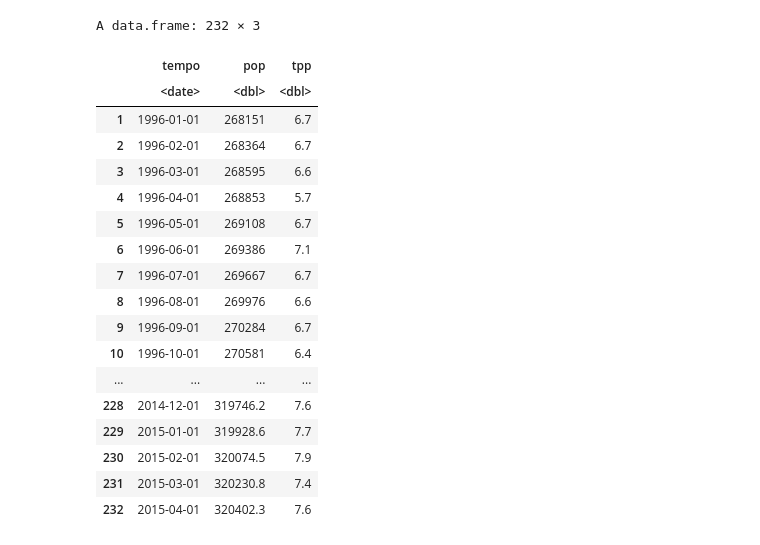
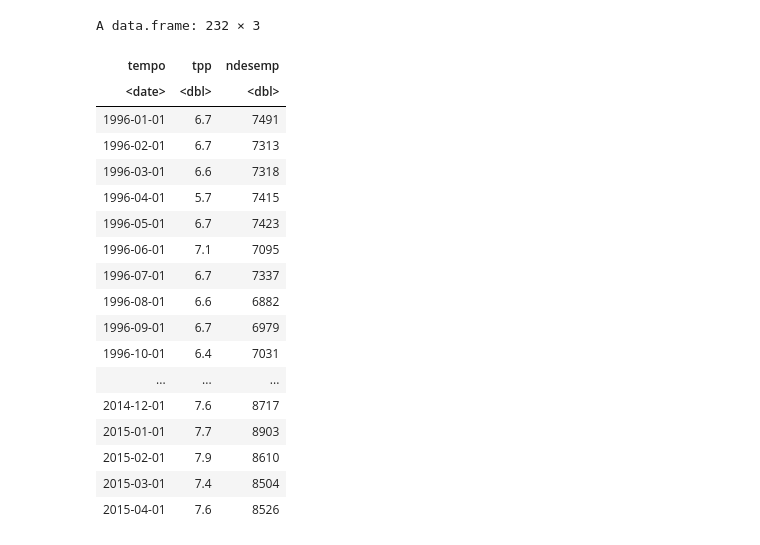
Before and after one commit to gocho1307/ComputationalProject-PE, a Jupyter notebook: ex01/ex01.ipynb, the cells around one changed output. Cells and saved outputs as stored; diff of their text form; code cells hidden in the pictures.

```diff
--- a/ex01/ex01.ipynb
+++ b/ex01/ex01.ipynb
@@ -5,28 +5,28 @@ library("tidyr")
 # %%
 df <- read.xlsx(
   xlsxFile = "econ.xlsx", sheet = 1,
-  cols = c(1, 3, 4), rows = c(343:575),
-  detectDates = TRUE
+  cols = c(1, 4, 6), detectDates = TRUE
 )
-names(df) <- c("tempo", "pop", "tpp")
-df
-# %% [output]
-A data.frame: 232 × 3
-|  | tempo | pop | tpp |
-|  | <date> | <dbl> | <dbl> |
-| 1 | 1996-01-01 | 268151 | 6.7 |
-| 2 | 1996-02-01 | 268364 | 6.7 |
-| 3 | 1996-03-01 | 268595 | 6.6 |
-| 4 | 1996-04-01 | 268853 | 5.7 |
-| 5 | 1996-05-01 | 269108 | 6.7 |
-| 6 | 1996-06-01 | 269386 | 7.1 |
-| 7 | 1996-07-01 | 269667 | 6.7 |
-| 8 | 1996-08-01 | 269976 | 6.6 |
-| 9 | 1996-09-01 | 270284 | 6.7 |
-| 10 | 1996-10-01 | 270581 | 6.4 |
-| ... | ... | ... | ... |
-| 228 | 2014-12-01 | 319746.2 | 7.6 |
-| 229 | 2015-01-01 | 319928.6 | 7.7 |
-| 230 | 2015-02-01 | 320074.5 | 7.9 |
-| 231 | 2015-03-01 | 320230.8 | 7.4 |
-| 232 | 2015-04-01 | 320402.3 | 7.6 |
+# %%
+df_filtered <- df %>% filter(tempo >= '1996-01-01')
+df_filtered
+# %% [output]
+A data.frame: 232 × 3
+| tempo | tpp | ndesemp |
+| <date> | <dbl> | <dbl> |
+| 1996-01-01 | 6.7 | 7491 |
+| 1996-02-01 | 6.7 | 7313 |
+| 1996-03-01 | 6.6 | 7318 |
+| 1996-04-01 | 5.7 | 7415 |
+| 1996-05-01 | 6.7 | 7423 |
+| 1996-06-01 | 7.1 | 7095 |
+| 1996-07-01 | 6.7 | 7337 |
+| 1996-08-01 | 6.6 | 6882 |
+| 1996-09-01 | 6.7 | 6979 |
+| 1996-10-01 | 6.4 | 7031 |
+| ... | ... | ... |
+| 2014-12-01 | 7.6 | 8717 |
+| 2015-01-01 | 7.7 | 8903 |
+| 2015-02-01 | 7.9 | 8610 |
+| 2015-03-01 | 7.4 | 8504 |
+| 2015-04-01 | 7.6 | 8526 |
```
Also changed, not shown: parts of 5 cells of this notebook, 10 other files.
